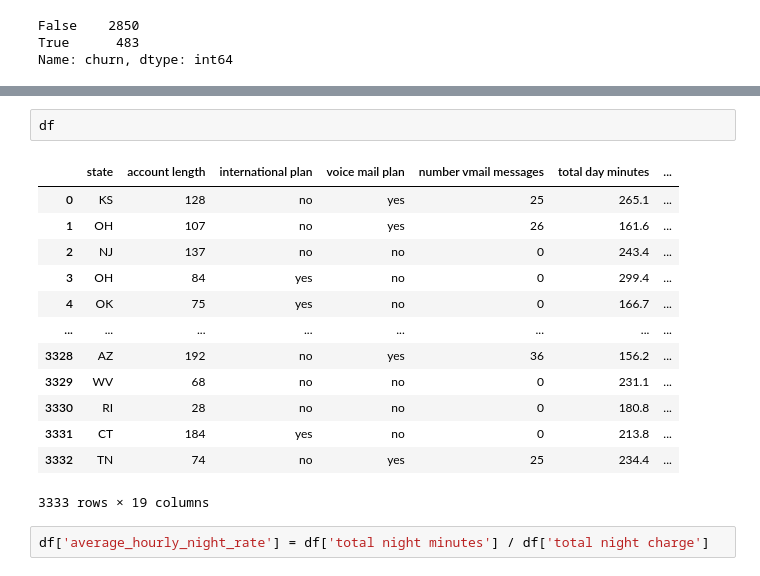
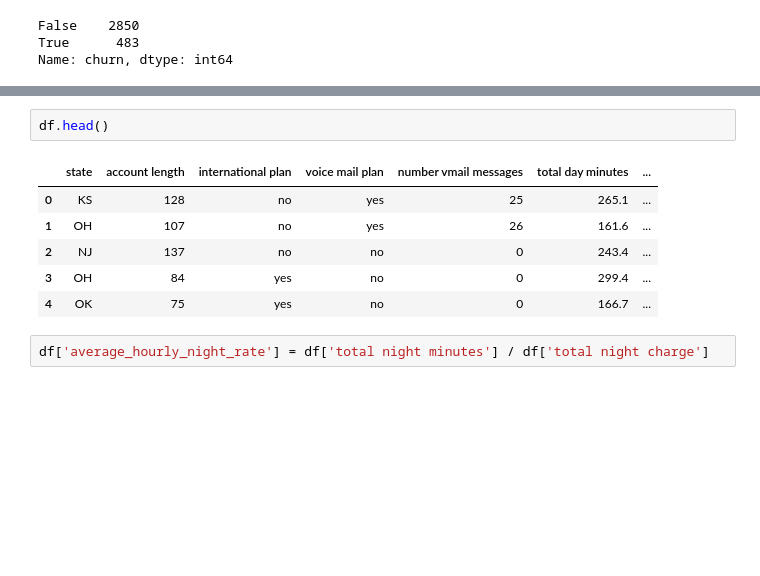
Before and after one commit to learn-co-curriculum/dsc-phase-3-project-v2-3, a Jupyter notebook: Working_Notebook/Yue_Notebook.ipynb, the cells around one changed output, grey strips where cells are left out. Drawn from its saved outputs; the diff is of its cells as text; blank space fills up the shorter version.

```diff
--- a/Working_Notebook/Yue_Notebook.ipynb
+++ b/Working_Notebook/Yue_Notebook.ipynb
@@ -53,21 +50,14 @@ Data columns (total 19 columns):
 dtypes: bool(1), float64(8), int64(7), object(3)
 memory usage: 472.1+ KB
 # %%
-df
+df.head()
 # %% [output]
 |  | state | account length | international plan | voice mail plan | number vmail messages | total day minutes | ... |
 | 0 | KS | 128 | no | yes | 25 | 265.1 | ... |
 | 1 | OH | 107 | no | yes | 26 | 161.6 | ... |
 | 2 | NJ | 137 | no | no | 0 | 243.4 | ... |
 | 3 | OH | 84 | yes | no | 0 | 299.4 | ... |
 | 4 | OK | 75 | yes | no | 0 | 166.7 | ... |
-| ... | ... | ... | ... | ... | ... | ... | ... |
-| 3328 | AZ | 192 | no | yes | 36 | 156.2 | ... |
-| 3329 | WV | 68 | no | no | 0 | 231.1 | ... |
-| 3330 | RI | 28 | no | no | 0 | 180.8 | ... |
-| 3331 | CT | 184 | yes | no | 0 | 213.8 | ... |
-| 3332 | TN | 74 | no | yes | 25 | 234.4 | ... |
-3333 rows × 19 columns
 # %%
 df['average_hourly_night_rate'] = df['total night minutes'] / df['total night charge']
 # %%
```
Also changed, not shown: parts of 19 cells of this notebook.
